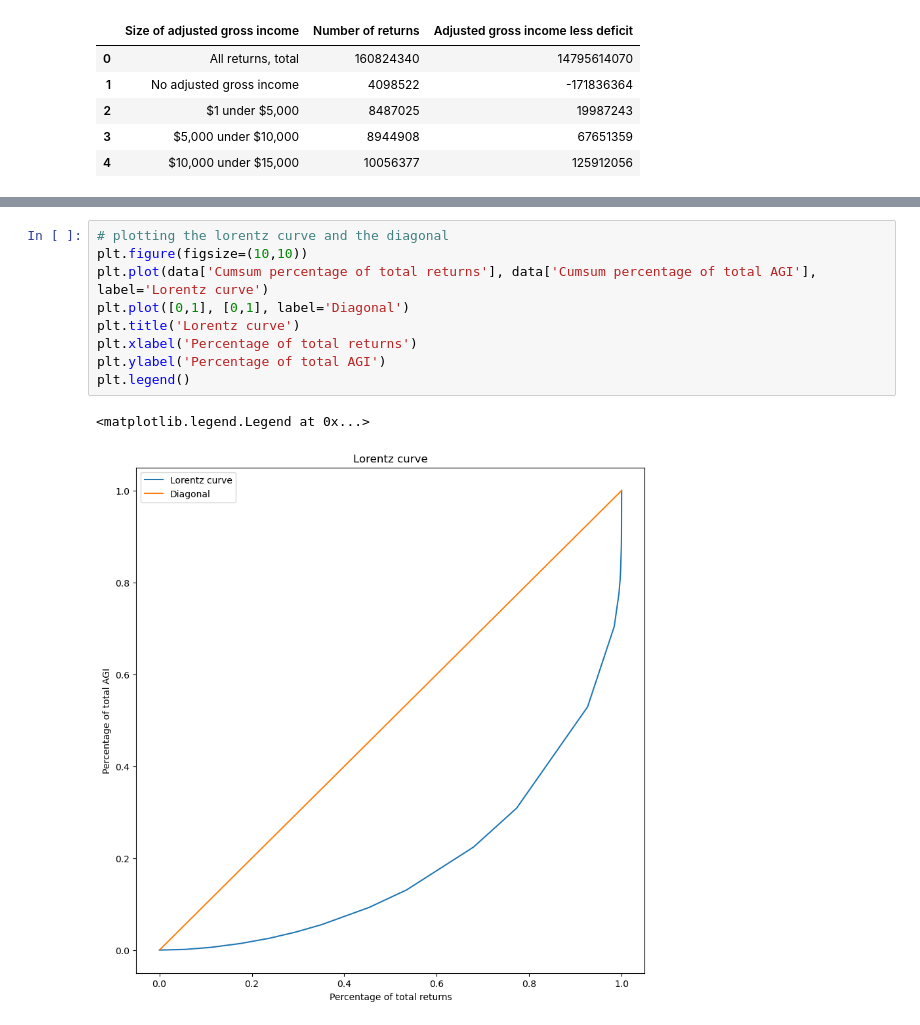
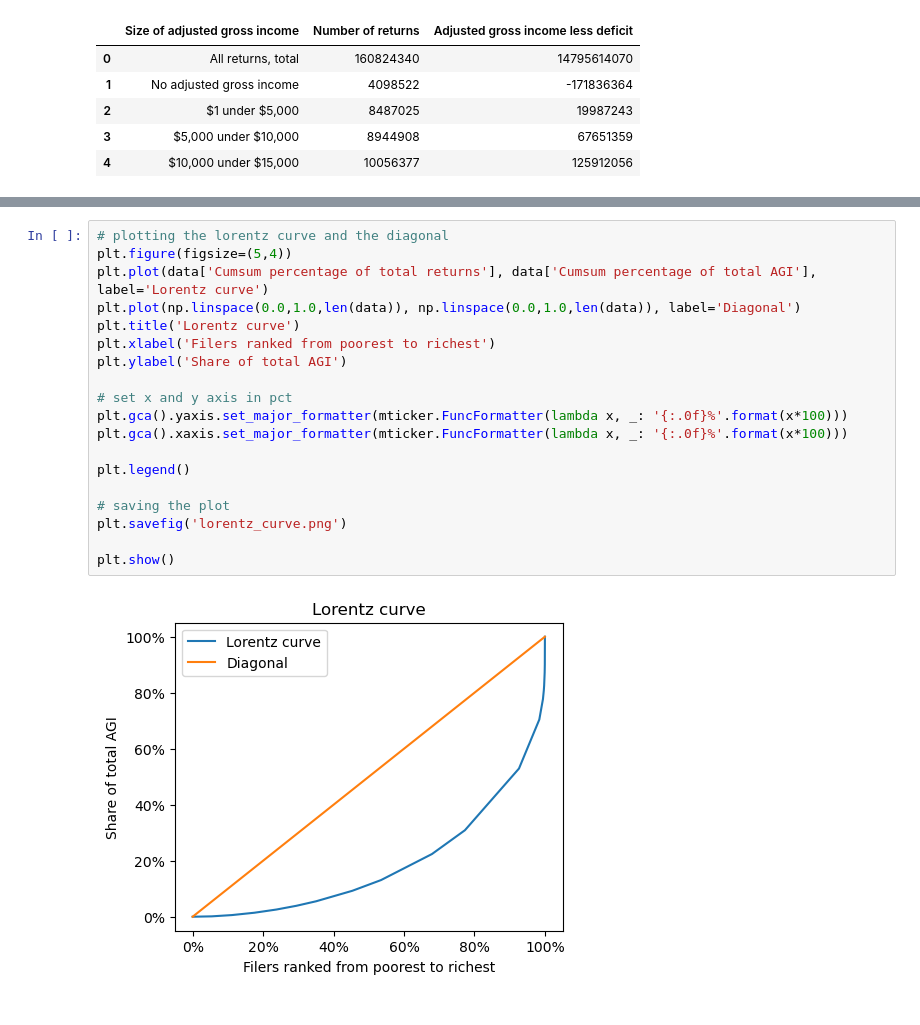
Before and after one commit to johanoelgaard/ECON230B, a Jupyter notebook: Assignment 1/Assignment I.ipynb, the cells around one changed output, grey strips where cells are left out. Cells and saved outputs as stored; diff of their text form.

Commit message:
graph

```diff
--- a/Assignment 1/Assignment I.ipynb
+++ b/Assignment 1/Assignment I.ipynb
@@ -78,14 +68,23 @@ display(data)
 # %%
 # plotting the lorentz curve and the diagonal
-plt.figure(figsize=(10,10))
+plt.figure(figsize=(5,4))
 plt.plot(data['Cumsum percentage of total returns'], data['Cumsum percentage of total AGI'], label='Lorentz curve')
-plt.plot([0,1], [0,1], label='Diagonal')
+plt.plot(np.linspace(0.0,1.0,len(data)), np.linspace(0.0,1.0,len(data)), label='Diagonal')
 plt.title('Lorentz curve')
-plt.xlabel('Percentage of total returns')
-plt.ylabel('Percentage of total AGI')
+plt.xlabel('Filers ranked from poorest to richest')
+plt.ylabel('Share of total AGI')
+
+# set x and y axis in pct
+plt.gca().yaxis.set_major_formatter(mticker.FuncFormatter(lambda x, _: '{:.0f}%'.format(x*100)))
+plt.gca().xaxis.set_major_formatter(mticker.FuncFormatter(lambda x, _: '{:.0f}%'.format(x*100)))
+
 plt.legend()
+
+# saving the plot
+plt.savefig('lorentz_curve.png')
+
+plt.show()
 # %% [output]
-<matplotlib.legend.Legend at 0x...>
-[figure, old version]
+[figure, new version]
 # %%
 # calculating the Gini coefficient
```
Also changed, not shown: parts of 3 cells of this notebook.
